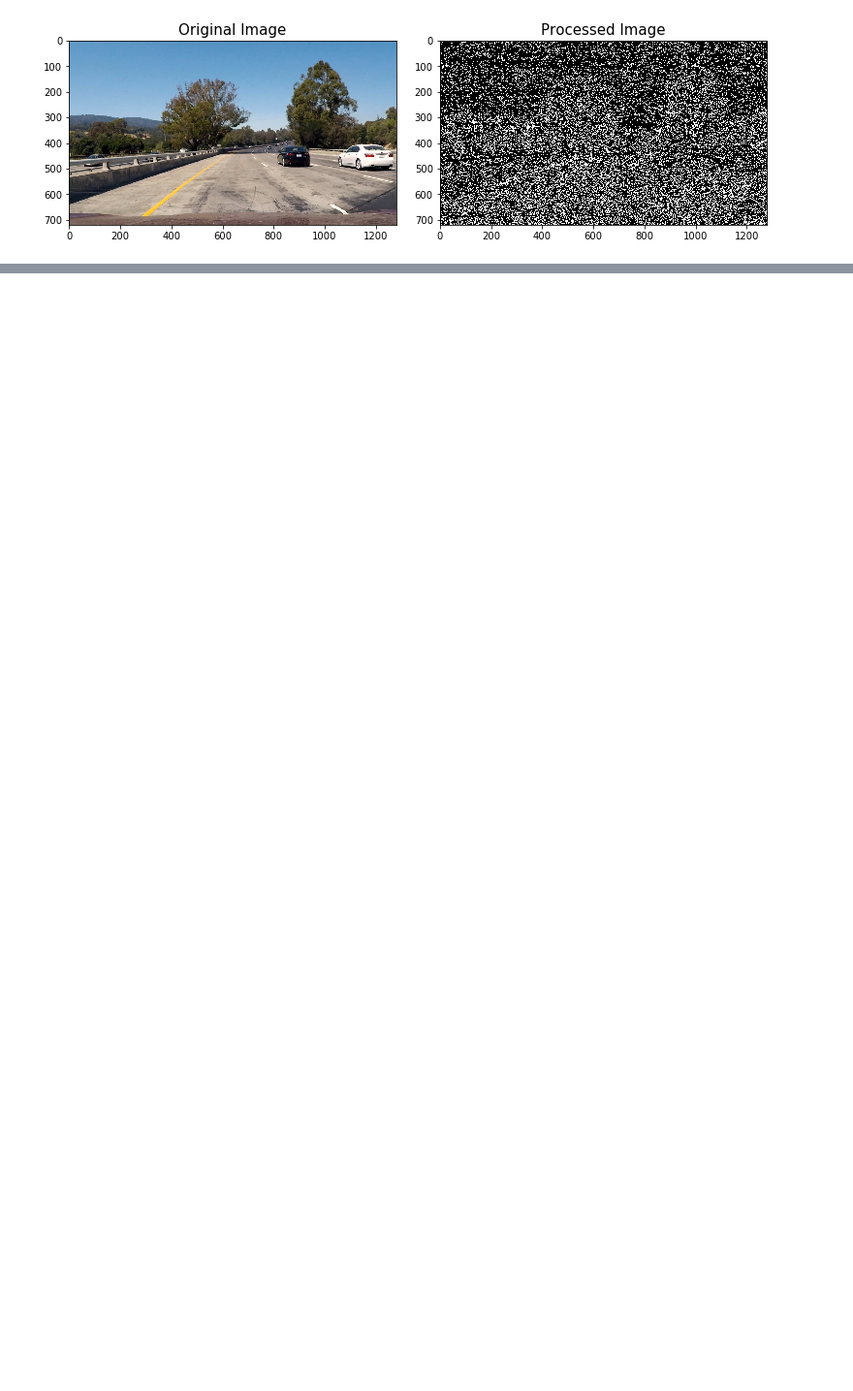
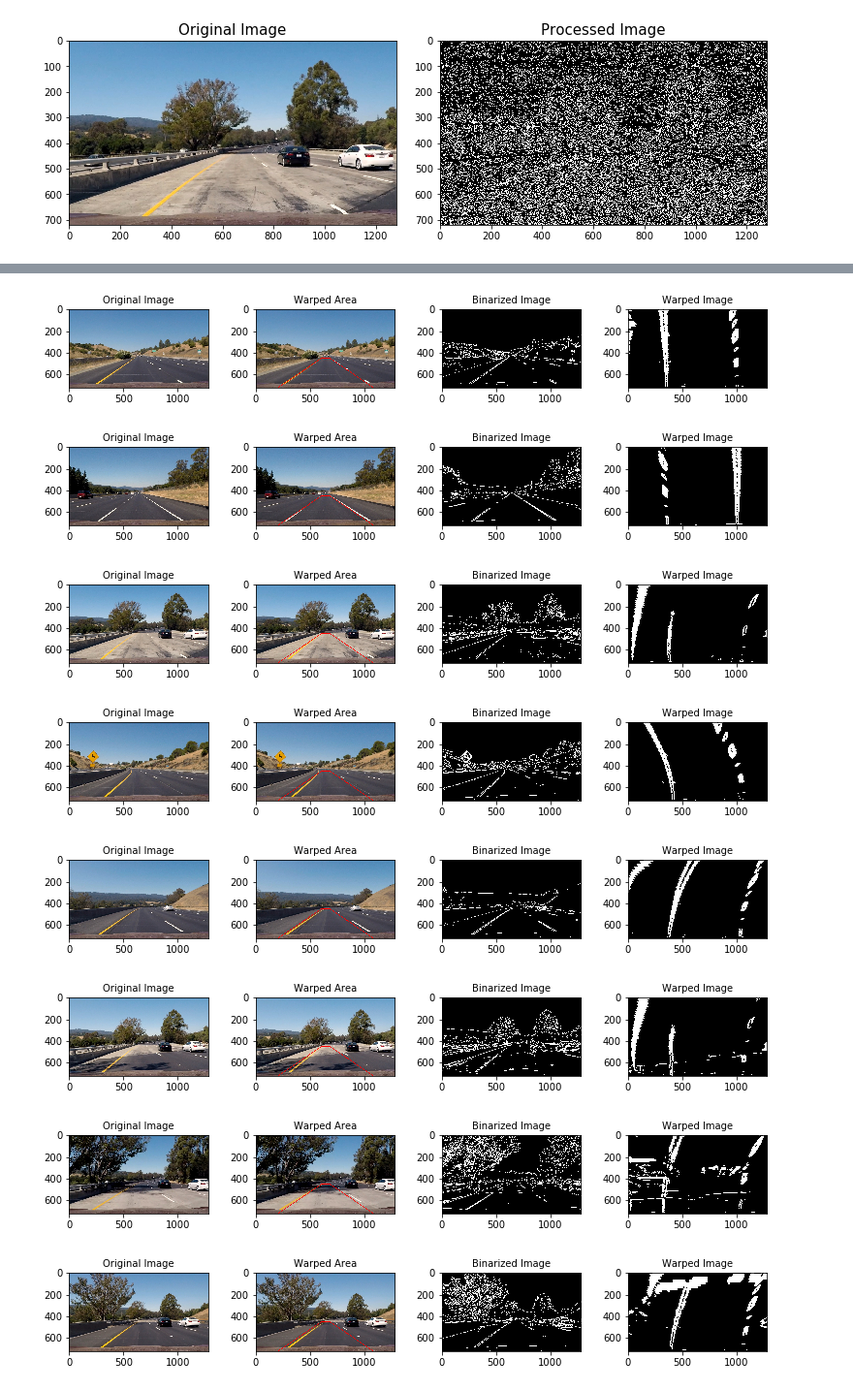
Before and after one commit to taikione/CarND-Advanced-Lane-Lines, a Jupyter notebook: AdvancedLaneLines.ipynb, the cells around one changed output, grey strips where cells are left out. Shown at 97% size. Drawn from its saved outputs; the diff is of its cells as text; code cells hidden in the pictures; blank space fills up the shorter version.

```diff
--- a/AdvancedLaneLines.ipynb
+++ b/AdvancedLaneLines.ipynb
@@ -223,0 +291,39 @@ show_processed_images(image, processed)
+# %%
+# visualizing preprocessed images
+# Binalize -> Perspective transform
+
+image_list = glob.glob('test_images/*.jpg')
+
+for fname in image_list:
+    image = mpimg.imread(fname)
+    plotted = get_warped_area_image(image)
+    processed = get_binary_image(image)
+    warped = get_perspective_transformed_image(processed)
+
+    #warped = get_perspective_transformed_image(image)
+    #processed = get_binary_image(image)
+
+    f, (ax1, ax2, ax3, ax4) = plt.subplots(1, 4, figsize=(10, 6))
+    f.tight_layout()
+    ax1.imshow(image)
+    ax1.set_title('Original Image', fontsize=10)
+    ax2.imshow(plotted)
+    ax2.set_title('Warped Area', fontsize=10)
+    ax3.imshow(processed, cmap='gray')
+    ax3.set_title('Binarized Image', fontsize=10)
+    ax4.imshow(warped, cmap='gray')
+    ax4.set_title('Warped Image', fontsize=10)
+
+    plt.subplots_adjust(left=0., right=1, top=0.9, bottom=0.)
+
+    output_name = 'pre2_' + fname.split('/')[-1]
+    #plt.savefig(output_name, bbox_inches="tight")
+# %% [output]
+[figure, added]
+[figure, added]
+[figure, added]
+[figure, added]
+[figure, added]
+[figure, added]
+[figure, added]
+[figure, added]
```
Also changed, not shown: parts of 7 cells of this notebook.
